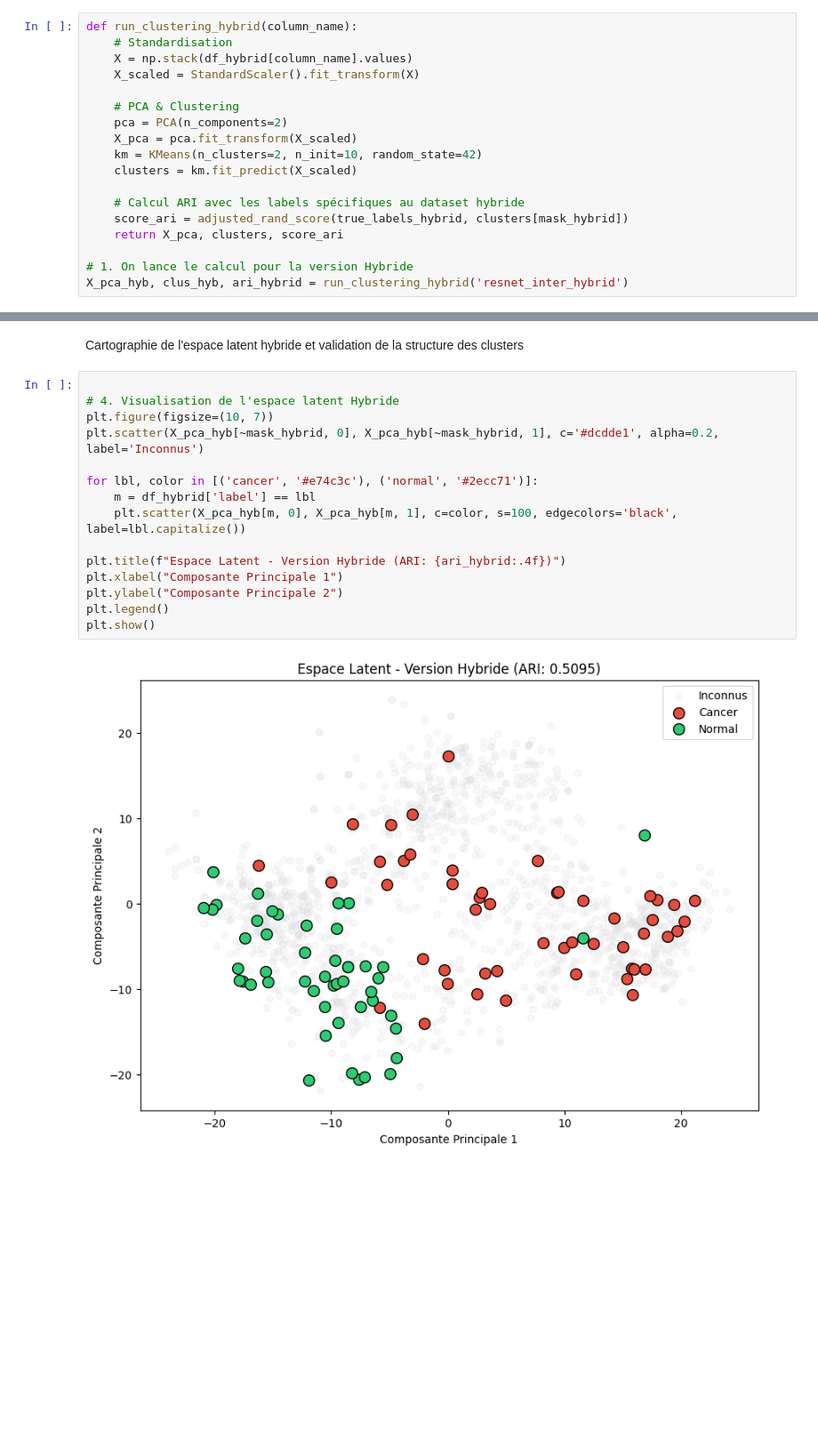
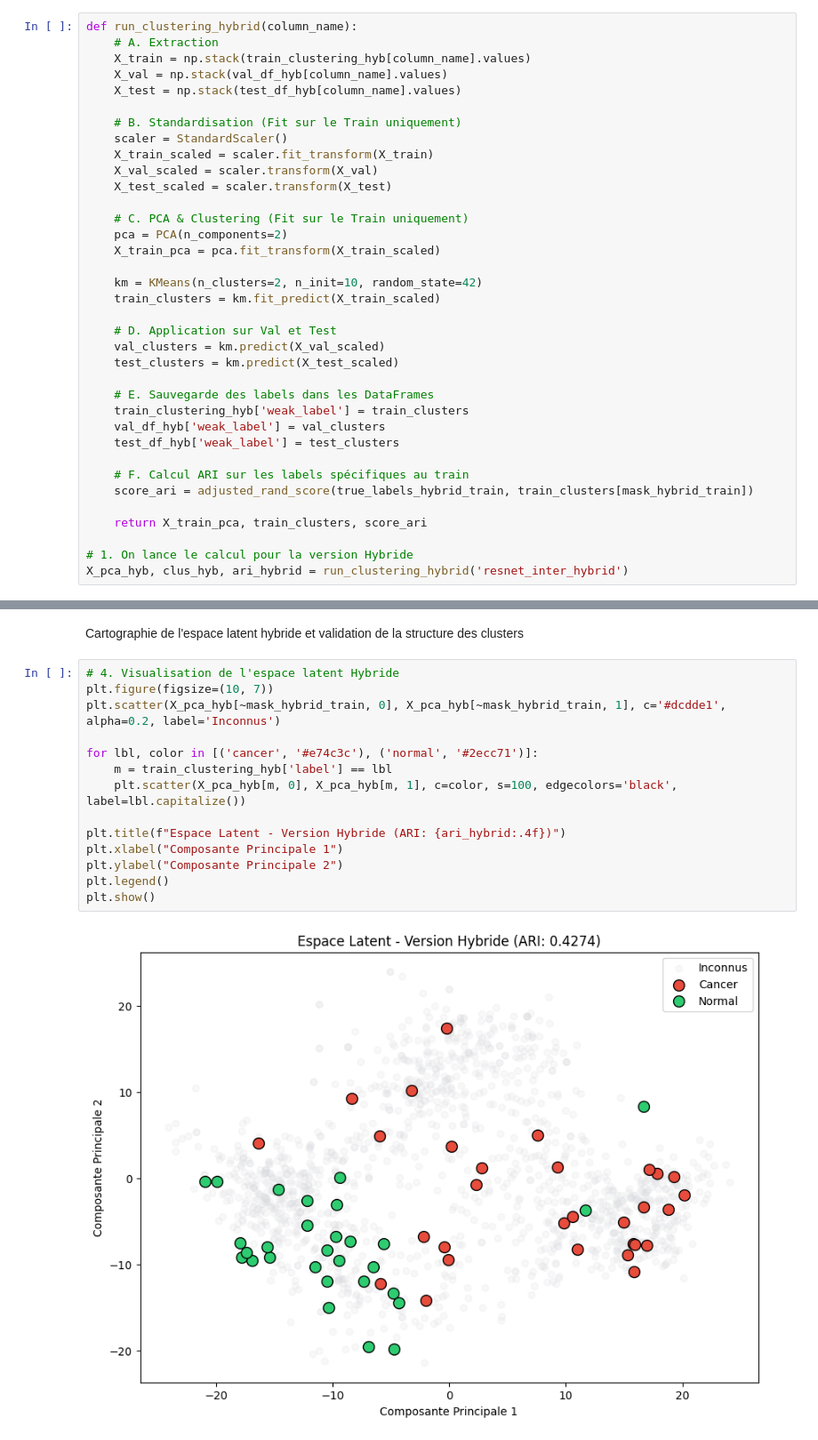
Before and after one commit to EthanChmt/semi-supervised-mri-learning, a Jupyter notebook: notebooks/3_clustering.ipynb, the cells around one changed output, grey strips where cells are left out. Shown at 89% size. Cells and saved outputs as stored; diff of their text form; blank space fills up the shorter version.

```diff
--- a/notebooks/3_clustering.ipynb
+++ b/notebooks/3_clustering.ipynb
@@ -260,19 +345,37 @@ Données Hybrides chargées : 1501 images prêtes pour le test final.
 Préparation et standardisation des données
 # %%
 def run_clustering_hybrid(column_name):
-    # Standardisation
-    X = np.stack(df_hybrid[column_name].values)
-    X_scaled = StandardScaler().fit_transform(X)
+    # A. Extraction
+    X_train = np.stack(train_clustering_hyb[column_name].values)
+    X_val = np.stack(val_df_hyb[column_name].values)
+    X_test = np.stack(test_df_hyb[column_name].values)
 
-    # PCA & Clustering
+    # B. Standardisation (Fit sur le Train uniquement)
+    scaler = StandardScaler()
+    X_train_scaled = scaler.fit_transform(X_train)
+    X_val_scaled = scaler.transform(X_val)
+    X_test_scaled = scaler.transform(X_test)
+
+    # C. PCA & Clustering (Fit sur le Train uniquement)
     pca = PCA(n_components=2)
-    X_pca = pca.fit_transform(X_scaled)
+    X_train_pca = pca.fit_transform(X_train_scaled)
+
     km = KMeans(n_clusters=2, n_init=10, random_state=42)
-    clusters = km.fit_predict(X_scaled)
+    train_clusters = km.fit_predict(X_train_scaled)
 
-    # Calcul ARI avec les labels spécifiques au dataset hybride
-    score_ari = adjusted_rand_score(true_labels_hybrid, clusters[mask_hybrid])
-    return X_pca, clusters, score_ari
+    # D. Application sur Val et Test
+    val_clusters = km.predict(X_val_scaled)
+    test_clusters = km.predict(X_test_scaled)
+
+    # E. Sauvegarde des labels dans les DataFrames
+    train_clustering_hyb['weak_label'] = train_clusters
+    val_df_hyb['weak_label'] = val_clusters
+    test_df_hyb['weak_label'] = test_clusters
+
+    # F. Calcul ARI sur les labels spécifiques au train
+    score_ari = adjusted_rand_score(true_labels_hybrid_train, train_clusters[mask_hybrid_train])
+
+    return X_train_pca, train_clusters, score_ari
 
 # 1. On lance le calcul pour la version Hybride
 X_pca_hyb, clus_hyb, ari_hybrid = run_clustering_hybrid('resnet_inter_hybrid')
@@ -306,20 +409,19 @@ SCORE FINAL VS BASELINE : +18.43%
 # %% [markdown]
 Cartographie de l'espace latent hybride et validation de la structure des clusters
 # %%
-
 # 4. Visualisation de l'espace latent Hybride
 plt.figure(figsize=(10, 7))
-plt.scatter(X_pca_hyb[~mask_hybrid, 0], X_pca_hyb[~mask_hybrid, 1], c='#dcdde1', alpha=0.2, label='Inconnus')
+plt.scatter(X_pca_hyb[~mask_hybrid_train, 0], X_pca_hyb[~mask_hybrid_train, 1], c='#dcdde1', alpha=0.2, label='Inconnus')
 
 for lbl, color in [('cancer', '#e74c3c'), ('normal', '#2ecc71')]:
-    m = df_hybrid['label'] == lbl
+    m = train_clustering_hyb['label'] == lbl
     plt.scatter(X_pca_hyb[m, 0], X_pca_hyb[m, 1], c=color, s=100, edgecolors='black', label=lbl.capitalize())
 
 plt.title(f"Espace Latent - Version Hybride (ARI: {ari_hybrid:.4f})")
 plt.xlabel("Composante Principale 1")
 plt.ylabel("Composante Principale 2")
 plt.legend()
 plt.show()
 # %% [output]
-[figure, old version]
+[figure, new version]
 # %%
```
Also changed, not shown: parts of 11 cells of this notebook, 1 other file.
